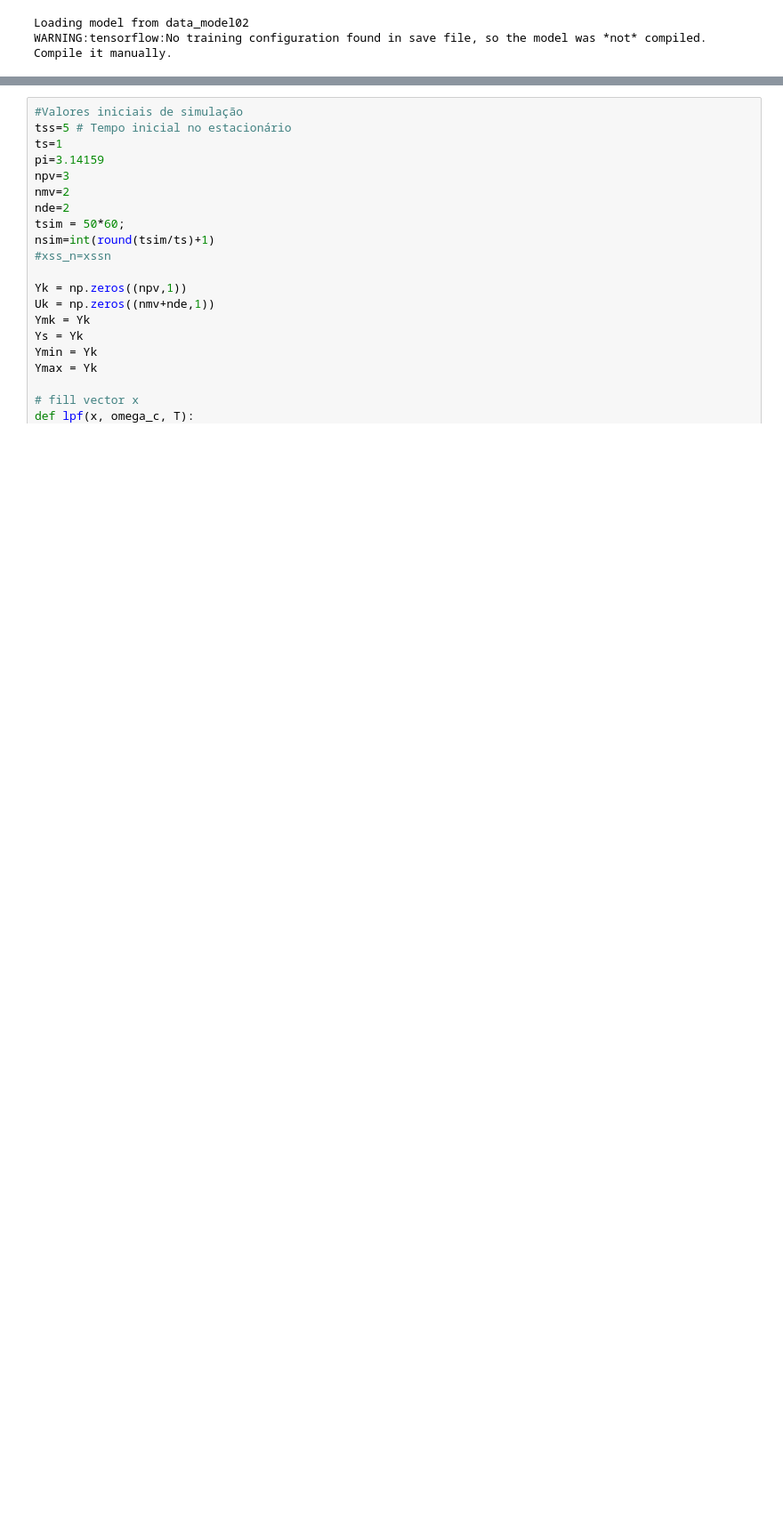
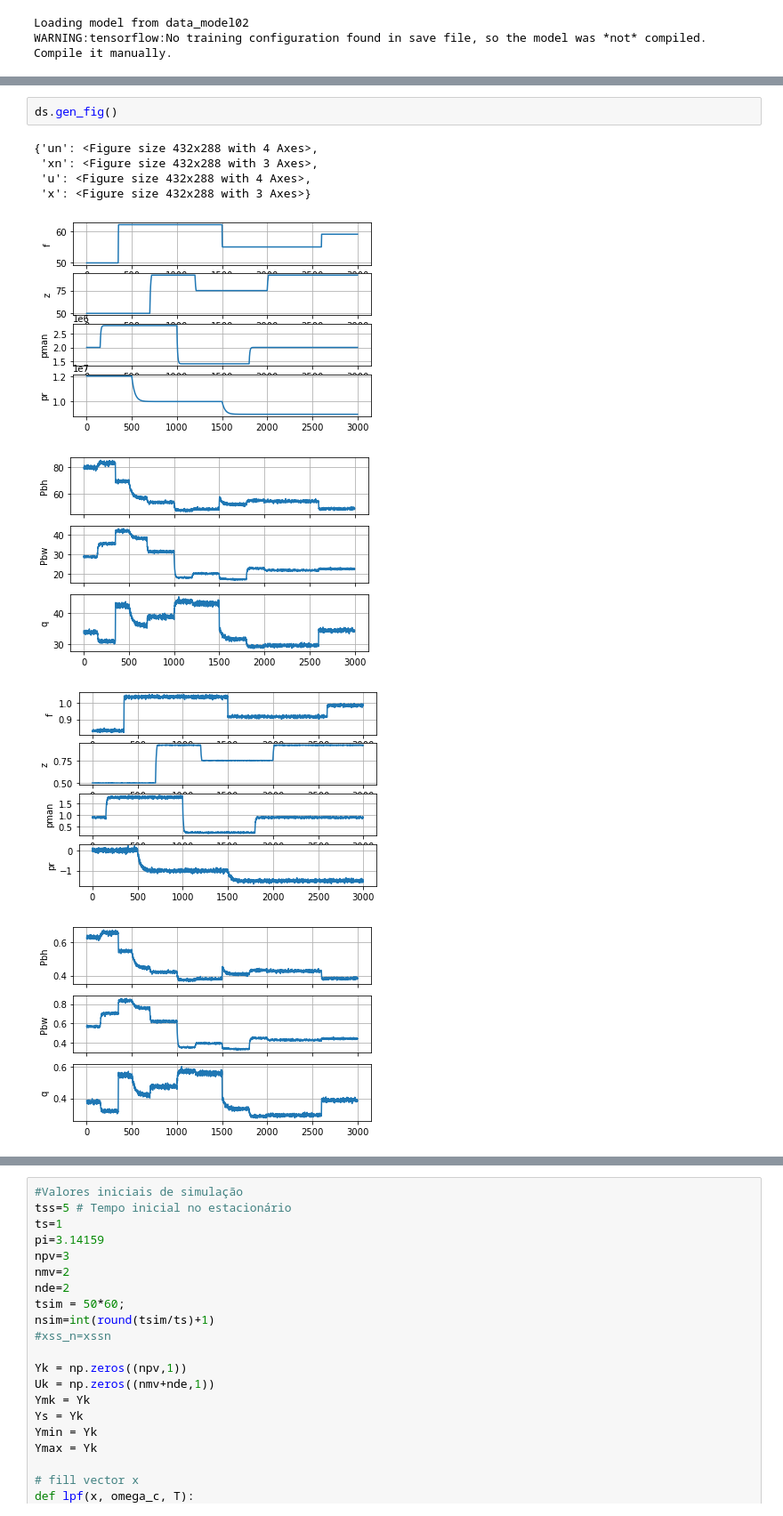
Before and after one commit to tanielfranklin/pinn, a Jupyter notebook: main.ipynb, the cells around one changed output, grey strips where cells are left out. Shown at 89% size. Saved outputs shown, nothing was run; the diff lists cells and outputs as text; blank space fills up the shorter version.

```diff
--- a/main.ipynb
+++ b/main.ipynb
@@ -154,3 +94,14 @@ t=np.arange(0,nsim+1,1)
+# %%
+ds.gen_fig()
+# %% [output]
+{'un': <Figure size 432x288 with 4 Axes>,
+ 'xn': <Figure size 432x288 with 3 Axes>,
+ 'u': <Figure size 432x288 with 4 Axes>,
+ 'x': <Figure size 432x288 with 3 Axes>}
+[figure, added]
+[figure, added]
+[figure, added]
+[figure, added]
 # %%
 predictor.model(ds.train_X[0:10,:,:])[:,0,:]
 # %% [output]
```
Also changed, not shown: parts of 13 cells of this notebook, 9 other files.
